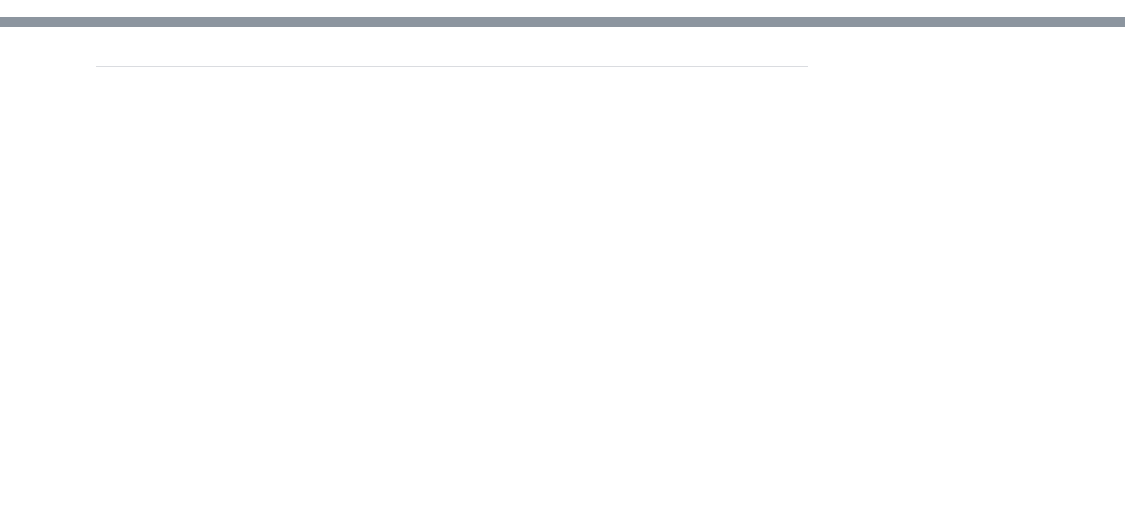
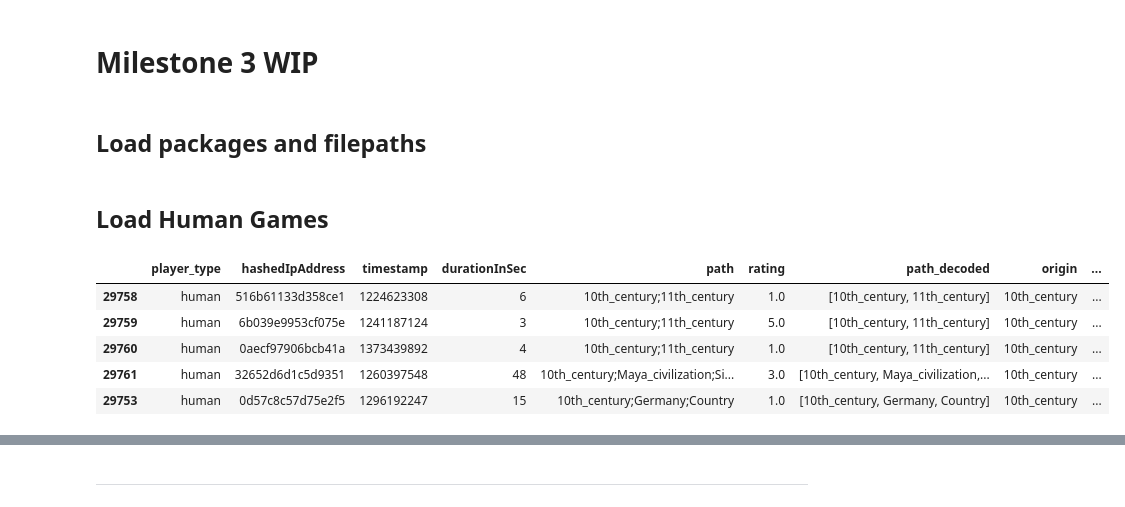
Before and after one commit to epfl-ada/ada-2023-project-klech, a Jupyter notebook: analysis.ipynb, the cells around one changed output, grey strips where cells are left out. Drawn from its saved outputs; the diff is of its cells as text; code cells hidden in the pictures; blank space fills up the shorter version.

Commit message:
combine human and llm data

```diff
--- a/analysis.ipynb
+++ b/analysis.ipynb
@@ -0,0 +1,68 @@
+# %% [markdown]
+# Milestone 3 WIP
+# %% [markdown]
+## Load packages and filepaths
+# %%
+import os
+import numpy as np
+import pandas as pd
+import urllib.parse
+from urllib.parse import unquote
+import pickle
+
+platform = "vscode"
+if platform == 'colab':
+    from google.colab import drive
+    drive.mount('/content/drive/', force_remount=True)
+    data_dir = '/content/drive/MyDrive/wikispeedia_data/wikispeedia_paths-and-graph/' #@param {type:"string"}
+    dependencies_dir = '/content/drive/MyDrive/wikispeedia_data/' #@param {type:"string"}
+else:
+    data_dir = os.path.join(os.getcwd(), 'dependencies', 'wikispeedia_paths-and-graph')
+    dependencies_dir = os.path.join(os.getcwd(), 'dependencies')
+# %% [markdown]
+## Load Human Games
+# %%
+# decode url text inside page names
+def decode_list(url_encoded_list):
+    """Decodes url_encoded path.
+
+    Args:
+        url_encoded_list (list): list of url_encoded page names
+
+    Returns:
+        list: list of decoded page names
+    """
+    return [urllib.parse.unquote(element).replace(',', '') for element in url_encoded_list]
+
+# pull in finished games and prepare for append
+human_fin = pd.read_csv(os.path.join(data_dir, 'paths_finished.tsv'), sep='\t', skiprows = 16, header = None, names = ['hashedIpAddress', 'timestamp', 'durationInSec', 'path', 'rating'])
+human_fin['path_decoded'] = human_fin['path'].str.split(';').apply(decode_list)
+human_fin['origin'] = human_fin['path_decoded'].str[0]
+human_fin['goal'] = human_fin['path_decoded'].str[-1]
+human_fin['finished'] = 1
+
+# pull in unfinished games and prepare for append
+human_unfin = pd.read_csv(os.path.join(data_dir, 'paths_unfinished.tsv'), sep='\t', skiprows=17, header = None, names = ['hashedIpAddress', 'timestamp', 'durationInSec', 'path', 'target', 'type'])
+human_unfin['path_decoded'] = human_unfin['path'].str.split(';').apply(decode_list)
+human_unfin['origin'] = human_unfin['path_decoded'].str[0]
+human_unfin = human_unfin.rename(columns={'target': 'goal'})
+human_unfin['finished'] = 0
+
+# append
+human = pd.concat([human_fin, human_unfin])
+human['game_pair'] = human['origin'] + "->" + human['goal']
+human['player_type'] = "human"
+human = human[['player_type'] + [col for col in list(human.columns) if col != 'player_type']]
+human.head()
+
+# intra game-pair and timestamp index (for global id later)
+human.sort_values(by=['game_pair', 'timestamp'], inplace=True)
+human['iteration'] = human.groupby('game_pair').cumcount()
+human.head()
+# %% [output]
+|  | player_type | hashedIpAddress | timestamp | durationInSec | path | rating | path_decoded | origin | ... |
+| 29758 | human | 516b61133d358ce1 | 1224623308 | 6 | 10th_century;11th_century | 1.0 | [10th_century, 11th_century] | 10th_century | ... |
+| 29759 | human | 6b039e9953cf075e | 1241187124 | 3 | 10th_century;11th_century | 5.0 | [10th_century, 11th_century] | 10th_century | ... |
+| 29760 | human | 0aecf97906bcb41a | 1373439892 | 4 | 10th_century;11th_century | 1.0 | [10th_century, 11th_century] | 10th_century | ... |
+| 29761 | human | 32652d6d1c5d9351 | 1260397548 | 48 | 10th_century;Maya_civilization;Si... | 3.0 | [10th_century, Maya_civilization,... | 10th_century | ... |
+| 29753 | human | 0d57c8c57d75e2f5 | 1296192247 | 15 | 10th_century;Germany;Country | 1.0 | [10th_century, Germany, Country] | 10th_century | ... |
```
Also changed, not shown: parts of 5 cells of this notebook, 1 other file.
